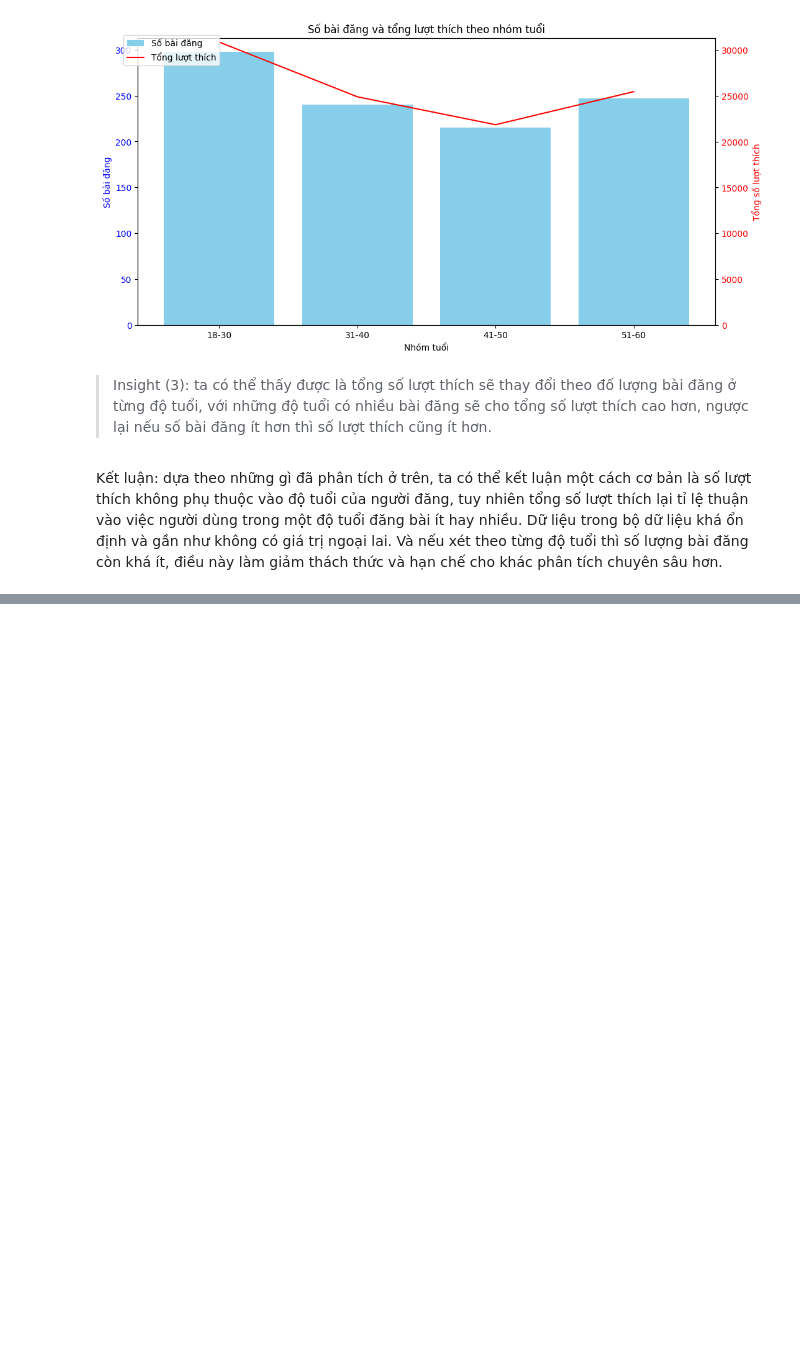
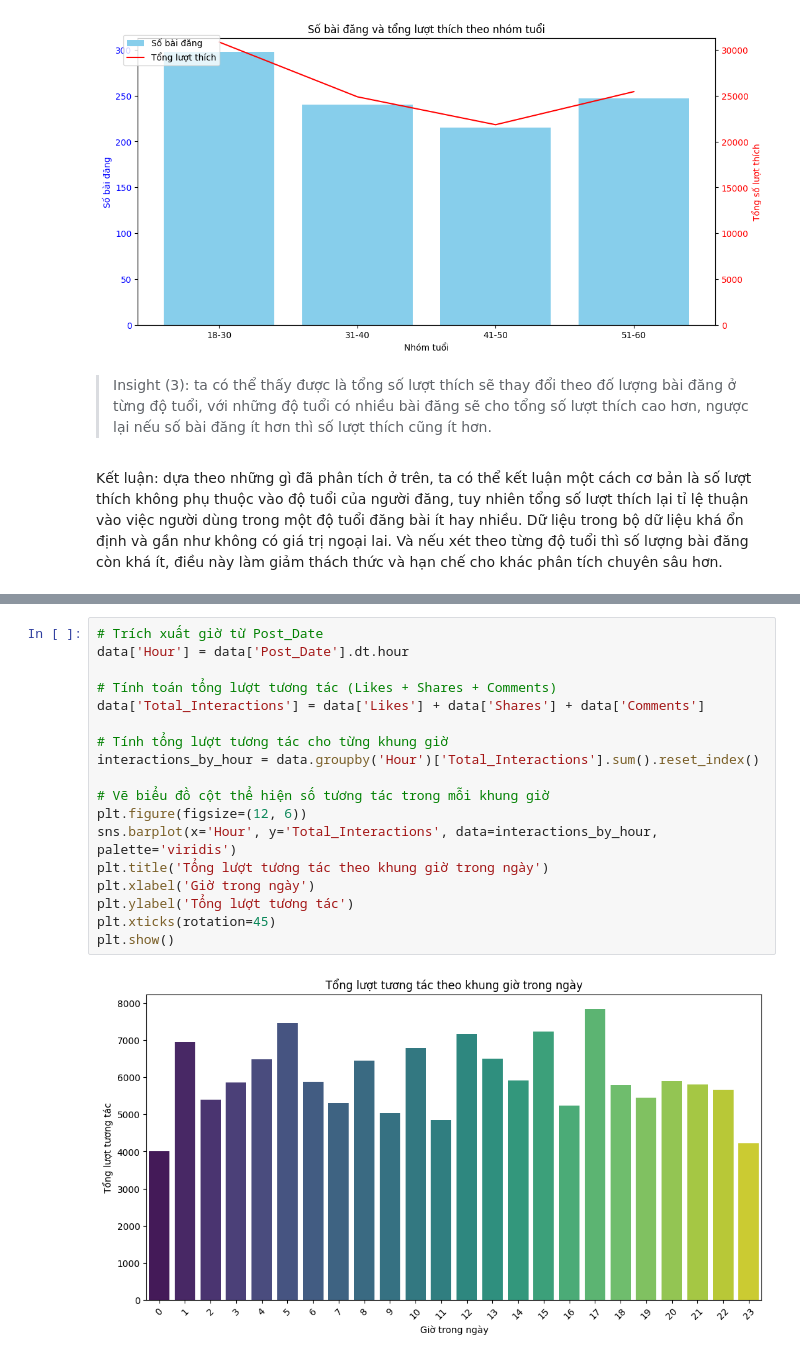
Before and after one commit to hoangharu2002/DS307---Ph-n-t-ch-d--li-u-truy-n-th-ng-x--h-i, a Jupyter notebook: BT2/My sample.ipynb, the cells around one changed output, grey strips where cells are left out. Saved outputs shown, nothing was run; the diff lists cells and outputs as text; blank space fills up the shorter version.

```diff
--- a/BT2/My sample.ipynb
+++ b/BT2/My sample.ipynb
@@ -338,0 +291,20 @@ Kết luận: dựa theo những gì đã phân tích ở trên, ta có thể k
+# %%
+# Trích xuất giờ từ Post_Date
+data['Hour'] = data['Post_Date'].dt.hour
+
+# Tính toán tổng lượt tương tác (Likes + Shares + Comments)
+data['Total_Interactions'] = data['Likes'] + data['Shares'] + data['Comments']
+
+# Tính tổng lượt tương tác cho từng khung giờ
+interactions_by_hour = data.groupby('Hour')['Total_Interactions'].sum().reset_index()
+
+# Vẽ biểu đồ cột thể hiện số tương tác trong mỗi khung giờ
+plt.figure(figsize=(12, 6))
+sns.barplot(x='Hour', y='Total_Interactions', data=interactions_by_hour, palette='viridis')
+plt.title('Tổng lượt tương tác theo khung giờ trong ngày')
+plt.xlabel('Giờ trong ngày')
+plt.ylabel('Tổng lượt tương tác')
+plt.xticks(rotation=45)
+plt.show()
+# %% [output]
+[figure, added]
```
Also changed, not shown: parts of 6 cells of this notebook.
